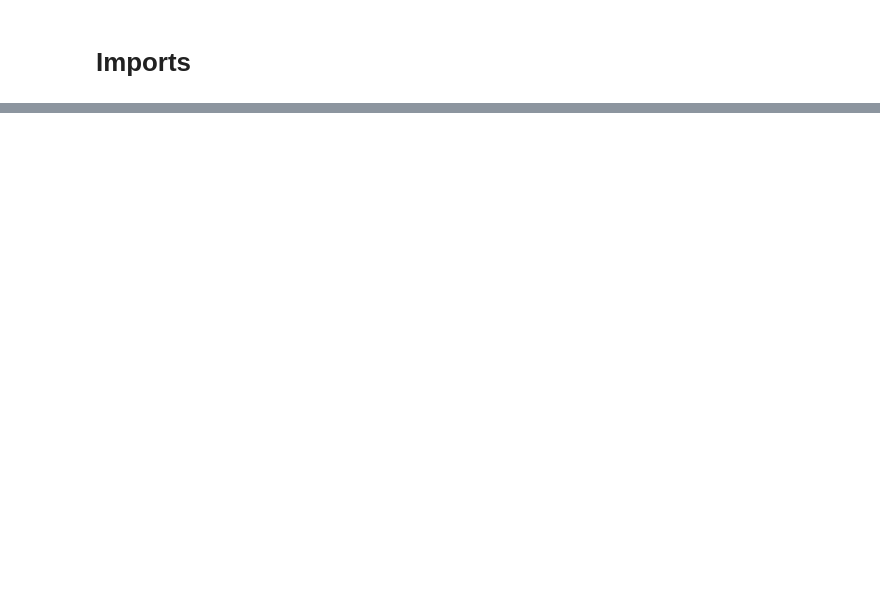
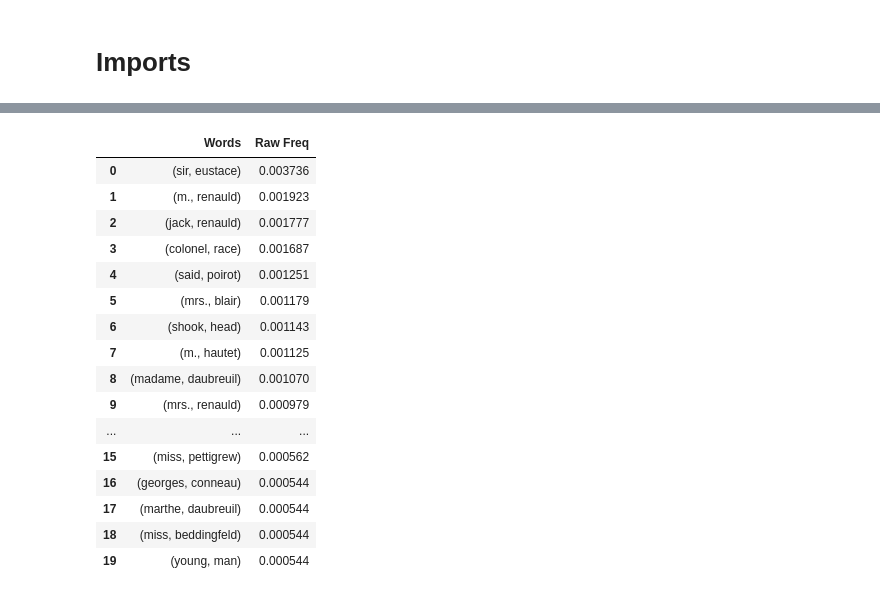
Before and after one commit to 808hanronald/final_belt_aml, a Jupyter notebook: final_belt_aml.ipynb, the cells around one changed output, grey strips where cells are left out. Saved outputs shown, nothing was run; the diff lists cells and outputs as text; code cells hidden in the pictures; blank space fills up the shorter version.

```diff
--- a/final_belt_aml.ipynb
+++ b/final_belt_aml.ipynb
@@ -20,0 +155,3 @@ with zipfile.ZipFile(zip_file_path, 'r') as zip_ref:
+# %%
+christie_text_exploded_list = df.loc[christie, 'tokens'].explode().astype(str).to_list()
+christie_text_exploded_list[:5]
@@ -20,0 +272,21 @@ with zipfile.ZipFile(zip_file_path, 'r') as zip_ref:
+# %%
+# Use function to find frequency values for quad-grams in low reviews
+fn.get_ngram_measures_finder(christie_text_exploded_list, ngrams=2, top_n=20)
+# %% [output]
+|  | Words | Raw Freq |
+| 0 | (sir, eustace) | 0.003736 |
+| 1 | (m., renauld) | 0.001923 |
+| 2 | (jack, renauld) | 0.001777 |
+| 3 | (colonel, race) | 0.001687 |
+| 4 | (said, poirot) | 0.001251 |
+| 5 | (mrs., blair) | 0.001179 |
+| 6 | (shook, head) | 0.001143 |
+| 7 | (m., hautet) | 0.001125 |
+| 8 | (madame, daubreuil) | 0.001070 |
+| 9 | (mrs., renauld) | 0.000979 |
+| ... | ... | ... |
+| 15 | (miss, pettigrew) | 0.000562 |
+| 16 | (georges, conneau) | 0.000544 |
+| 17 | (marthe, daubreuil) | 0.000544 |
+| 18 | (miss, beddingfeld) | 0.000544 |
+| 19 | (young, man) | 0.000544 |
```
Also changed, not shown: parts of 33 cells of this notebook, 1 other file.
